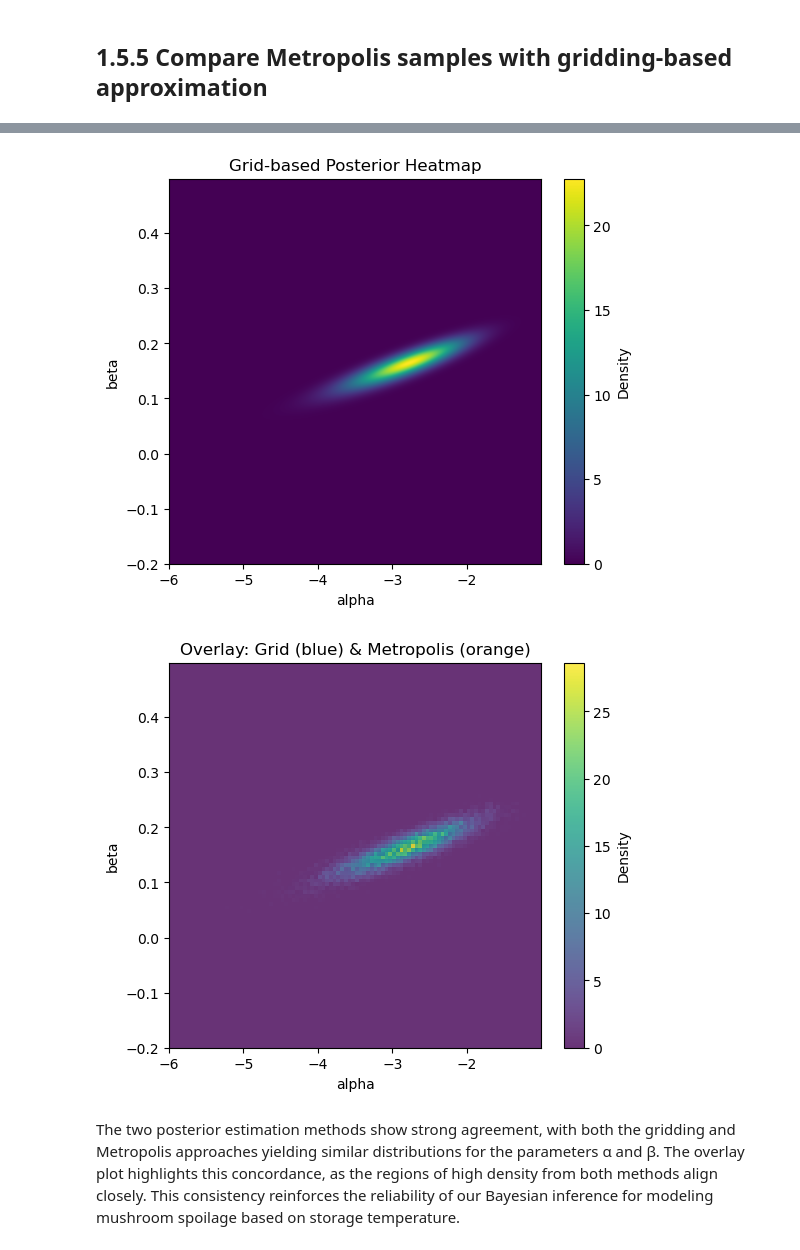
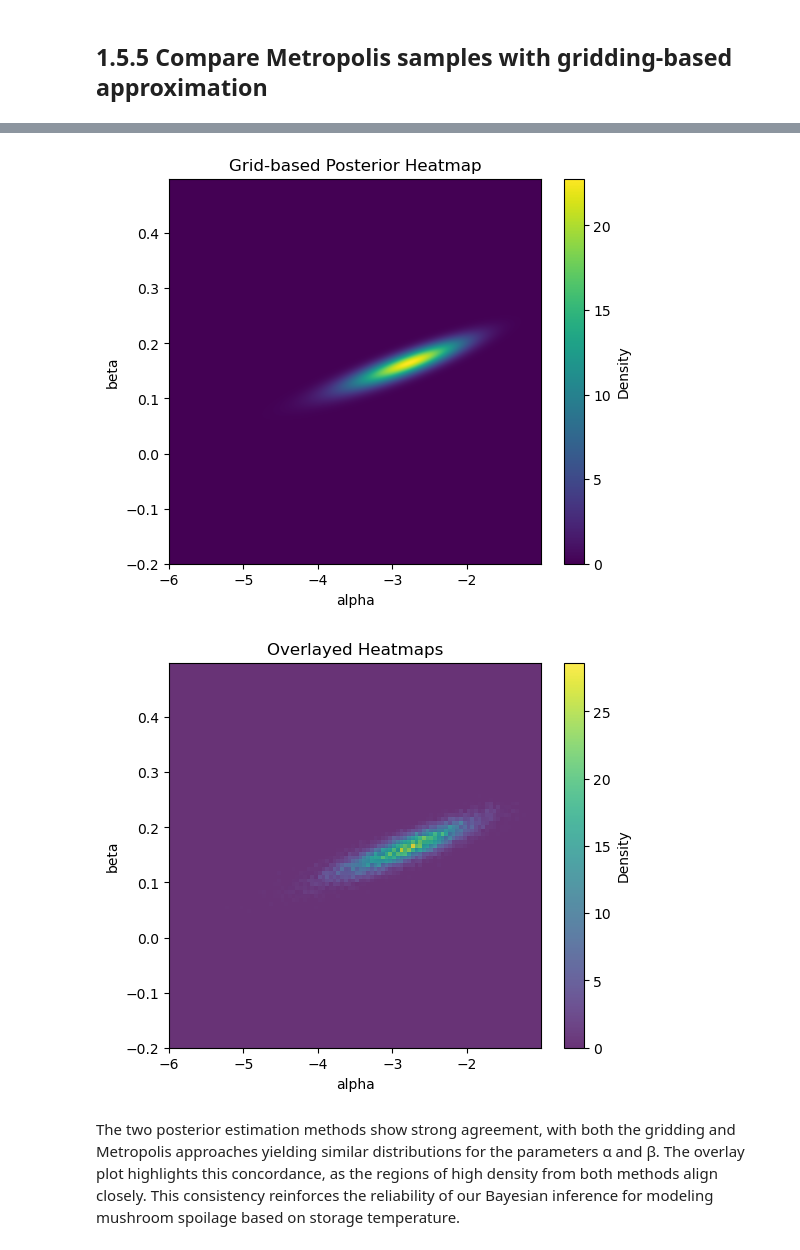
Before and after one commit to FedericoGritti/probabilistic_mushroom_spoilage_model, a Jupyter notebook: carnio_gritti.ipynb, the cells around one changed output, grey strips where cells are left out. Drawn from its saved outputs; the diff is of its cells as text; code cells hidden in the pictures.

```diff
--- a/carnio_gritti.ipynb
+++ b/carnio_gritti.ipynb
@@ -833,58 +852,52 @@ Adding more variance to the sigmas led to worse autocorrelation, indicating that
 ## 1.5.5 Compare Metropolis samples with gridding-based approximation
 # %%
 def show_metropolis_heatmap(traces):
-    # Use the grid's min/max for both plots
     alpha_min, alpha_max = a_prior_log.min(), a_prior_log.max()
     beta_min, beta_max = b_prior_log.min(), b_prior_log.max()
-
-    # Metropolis posterior heatmap (reasonable number of bins)
+    #we need to reshape the traces to get all samples together
+    #this converts num_chains x num_samples x 2 into (num_chains * num_samples) x 2
     all_alphas = traces[:, :, 0].reshape(-1)
     all_betas = traces[:, :, 1].reshape(-1)
     bins = 100
+    #to plot the heatmap we use histogram2d
     heatmap, _, _ = np.histogram2d(
-        all_alphas, all_betas,
-        bins=[bins, bins],
+        all_alphas, all_betas, #all samples
+        bins=[bins, bins], # number of bins
         range=[[alpha_min, alpha_max], [beta_min, beta_max]],
-        density=True
+        density=True # to get a density estimate
     )
-
-    # 1. Metropolis heatmap
     plt.figure(figsize=(6, 5))
     plt.imshow(heatmap.T[::-1], origin='lower', cmap='viridis',
                extent=[alpha_min, alpha_max, beta_min, beta_max], aspect='auto')
     plt.colorbar(label='Density')
     plt.title('Metropolis Posterior Heatmap')
     plt.xlabel('alpha')
     plt.ylabel('beta')
     plt.show()
-
-    # 2. Grid-based posterior heatmap
     plt.figure(figsize=(6, 5))
     plt.imshow(norm_post[::-1], extent=[alpha_min, alpha_max, beta_min, beta_max],
                origin='lower', aspect='auto', cmap='viridis')
     plt.colorbar(label='Density')
     plt.title('Grid-based Posterior Heatmap')
     plt.xlabel('alpha')
     plt.ylabel('beta')
     plt.show()
-
-    # 3. Overlayed heatmaps (simple version)
     plt.figure(figsize=(6, 5))
     plt.imshow(norm_post[::-1], extent=[alpha_min, alpha_max, beta_min, beta_max],
                origin='lower', aspect='auto', cmap='Blues', alpha=0.8)
     plt.imshow(heatmap.T[::-1], origin='lower', cmap='viridis',
                extent=[alpha_min, alpha_max, beta_min, beta_max], aspect='auto', alpha=0.8)
     plt.colorbar(label='Density')
-    plt.title('Overlay: Grid (blue) & Metropolis (orange)')
+    plt.title('Overlayed Heatmaps')
     plt.xlabel('alpha')
     plt.ylabel('beta')
     plt.show()
 
 show_metropolis_heatmap(traces)
 # %% [output]
 [figure]
 [figure]
-[figure, old version]
+[figure, new version]
 # %% [markdown]
 The two posterior estimation methods show strong agreement, with both the gridding and Metropolis approaches yielding similar distributions for the parameters α and β. The overlay plot highlights this concordance, as the regions of high density from both methods align closely. This consistency reinforces the reliability of our Bayesian inference for modeling mushroom spoilage based on storage temperature.
 # %% [markdown]
```
Also changed, not shown: parts of 28 cells of this notebook.
